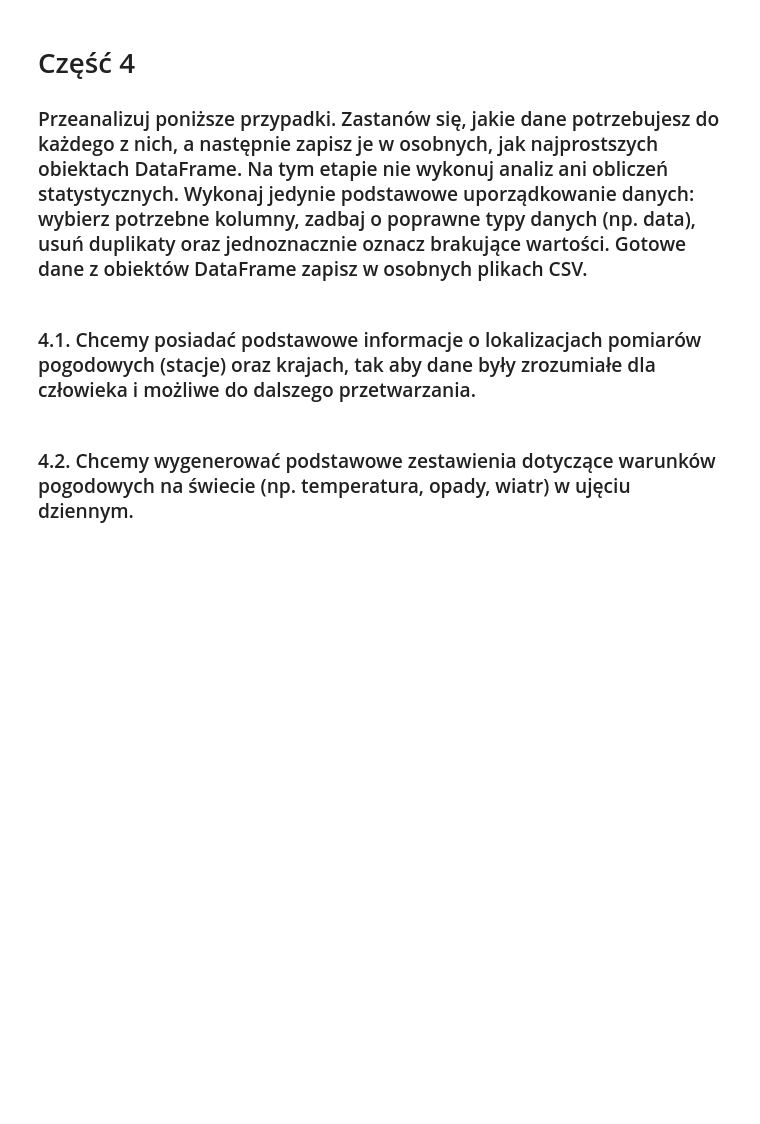
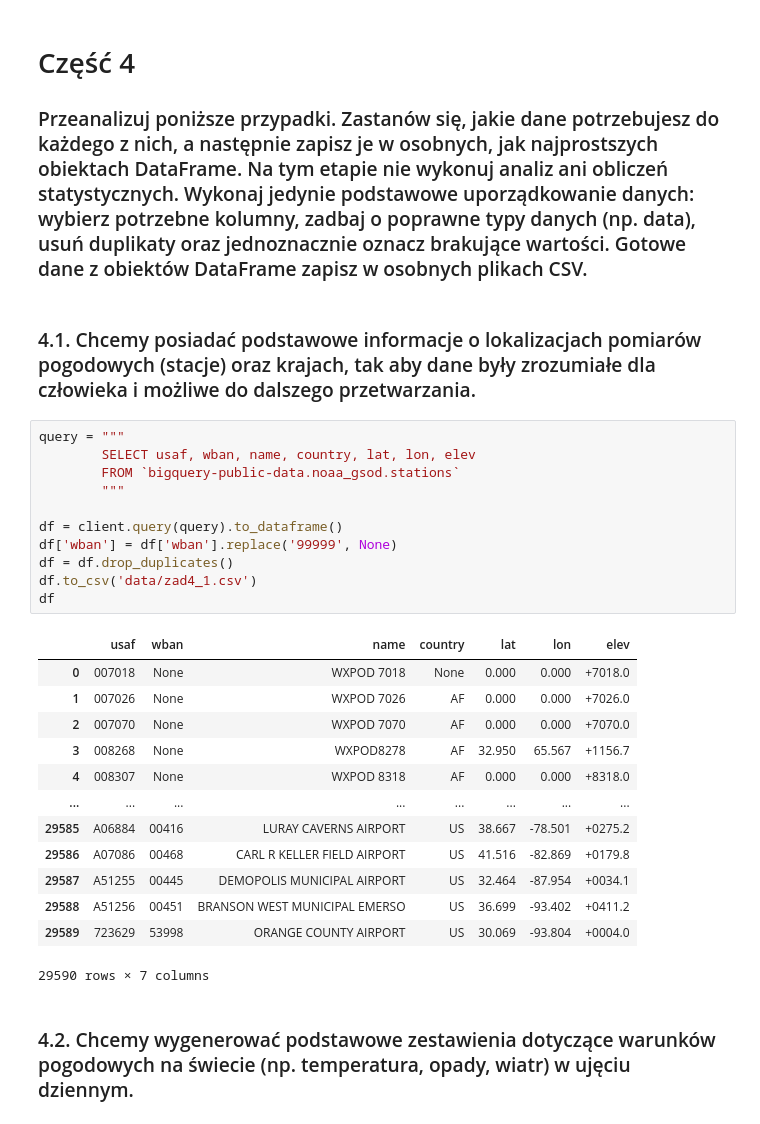
Before and after one commit to Matio004/PodstawyPrzetwarzaniaDuzychZbiorowDanych, a Jupyter notebook: zad1.ipynb, the cells around one changed output. Cells and saved outputs as stored; diff of their text form; blank space fills up the shorter version.

Commit message:
4.1 save stations

```diff
--- a/zad1.ipynb
+++ b/zad1.ipynb
@@ -174,6 +156,31 @@ wartości pomiarów zapisywane są w postaci liczb zmiennoprzecinkowych (float)
 ### Przeanalizuj poniższe przypadki. Zastanów się, jakie dane potrzebujesz do każdego z nich, a następnie zapisz je w osobnych, jak najprostszych obiektach DataFrame. Na tym etapie nie wykonuj analiz ani obliczeń statystycznych. Wykonaj jedynie podstawowe uporządkowanie danych: wybierz potrzebne kolumny, zadbaj o poprawne typy danych (np. data), usuń duplikaty oraz jednoznacznie oznacz brakujące wartości. Gotowe dane z obiektów DataFrame zapisz w osobnych plikach CSV.
 # %% [markdown]
 ### 4.1. Chcemy posiadać podstawowe informacje o lokalizacjach pomiarów pogodowych (stacje) oraz krajach, tak aby dane były zrozumiałe dla człowieka i możliwe do dalszego przetwarzania.
+# %%
+query = """
+        SELECT usaf, wban, name, country, lat, lon, elev
+        FROM `bigquery-public-data.noaa_gsod.stations`
+        """
+
+df = client.query(query).to_dataframe()
+df['wban'] = df['wban'].replace('99999', None)
+df = df.drop_duplicates()
+df.to_csv('data/zad4_1.csv')
+df
+# %% [output]
+|  | usaf | wban | name | country | lat | lon | elev |
+| 0 | 007018 | None | WXPOD 7018 | None | 0.000 | 0.000 | +7018.0 |
+| 1 | 007026 | None | WXPOD 7026 | AF | 0.000 | 0.000 | +7026.0 |
+| 2 | 007070 | None | WXPOD 7070 | AF | 0.000 | 0.000 | +7070.0 |
+| 3 | 008268 | None | WXPOD8278 | AF | 32.950 | 65.567 | +1156.7 |
+| 4 | 008307 | None | WXPOD 8318 | AF | 0.000 | 0.000 | +8318.0 |
+| ... | ... | ... | ... | ... | ... | ... | ... |
+| 29585 | A06884 | 00416 | LURAY CAVERNS AIRPORT | US | 38.667 | -78.501 | +0275.2 |
+| 29586 | A07086 | 00468 | CARL R KELLER FIELD AIRPORT | US | 41.516 | -82.869 | +0179.8 |
+| 29587 | A51255 | 00445 | DEMOPOLIS MUNICIPAL AIRPORT | US | 32.464 | -87.954 | +0034.1 |
+| 29588 | A51256 | 00451 | BRANSON WEST MUNICIPAL EMERSO | US | 36.699 | -93.402 | +0411.2 |
+| 29589 | 723629 | 53998 | ORANGE COUNTY AIRPORT | US | 30.069 | -93.804 | +0004.0 |
+29590 rows × 7 columns
 # %% [markdown]
 ### 4.2. Chcemy wygenerować podstawowe zestawienia dotyczące warunków pogodowych na świecie (np. temperatura, opady, wiatr) w ujęciu dziennym.
 # %% [markdown]
```
Also changed, not shown: parts of 3 cells of this notebook.
